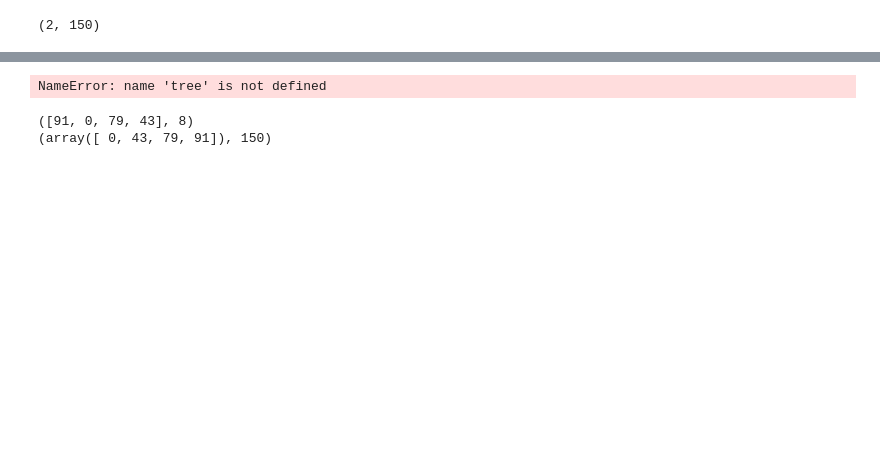
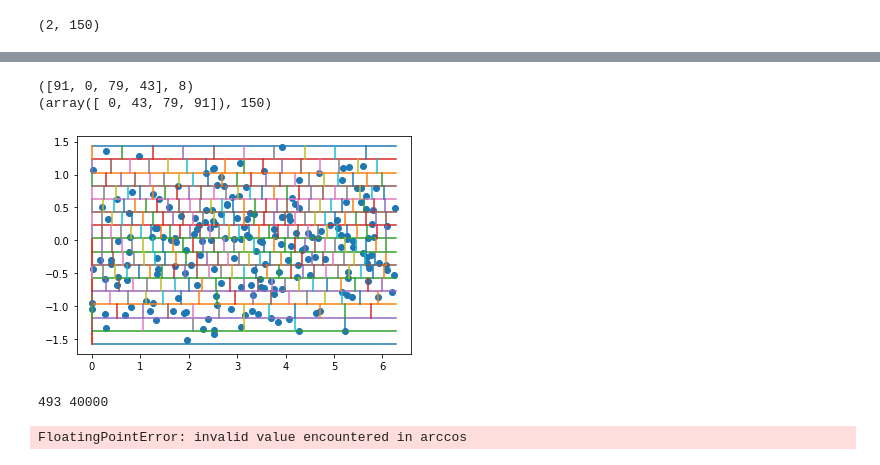
Before and after one commit to qubixes/parcels, a Jupyter notebook: examples/kdtree.ipynb, the cells around one changed output, grey strips where cells are left out. Drawn from its saved outputs; the diff is of its cells as text; code cells hidden in the pictures; blank space fills up the shorter version.

```diff
--- a/examples/kdtree.ipynb
+++ b/examples/kdtree.ipynb
@@ -290,7 +277,3 @@ def count_leaves(tree):
     if len(tree) == 2:
         return len(tree[0])
     return count_leaves(tree[1]) + count_leaves(tree[2])
-# %%
-count_leaves(tree)
-# %% [output]
-NameError: name 'tree' is not defined
@@ -383,0 +372,47 @@ print(bruteforce_neighbors(0, values))
+# %%
+# First generate random samples on a sphere.
+nsamples = 200
+max_dist = 0.2
+epsilon = 1e-8
+np.random.seed(18927631)
+yrange = 2*np.random.rand(nsamples)
+lat = np.arccos(1-yrange)-0.5*np.pi
+long = 2*np.pi*np.random.rand(nsamples)
+values = np.array((lat, long))
+
+circ_prev = 0
+y_prev = 0
+for y in np.arange(-0.5*np.pi, 0.5*np.pi, max_dist):
+    plt.plot([0, 2*np.pi], [y, y])
+    circumference = 2*np.pi*np.cos(y)
+    n_segments = max(1, int(np.floor(circ_prev/max_dist)))
+    for x in 2*np.pi*np.arange(0, n_segments)/n_segments:
+        plt.plot([x, x], [y_prev, y])
+    y_prev = y
+    circ_prev = circumference
+
+plt.scatter(long, lat)
+plt.show()
+# %% [output]
+[figure, added]
+# %%
+from kdtree_geo import geo_build_tree, geo_find_neighbors, geo_brute_neighbors
+max_dist = 0.1
+np.seterr('raise')
+hash_tree, hashes, bits = geo_build_tree(values, max_dist=max_dist)
+n_access_hash = 0
+n_access_brute = 0
+for i in range(values.shape[1]):
+    hash_neighbors, n_try_hash = geo_find_neighbors(i, hash_tree, hashes, bits, values, max_dist=max_dist)
+    brute_neighbors, n_try_brute = geo_brute_neighbors(i, values, max_dist=max_dist)
+    assert set(hash_neighbors) == set(brute_neighbors)
+    n_access_hash += n_try_hash
+    n_access_brute += n_try_brute
+
+print(n_access_hash, n_access_brute)
+# %% [output]
+493 40000
+# %%
+np.arccos(1.1)
+# %% [output]
+FloatingPointError: invalid value encountered in arccos
```
Also changed, not shown: parts of 7 cells of this notebook, 1 other file.
